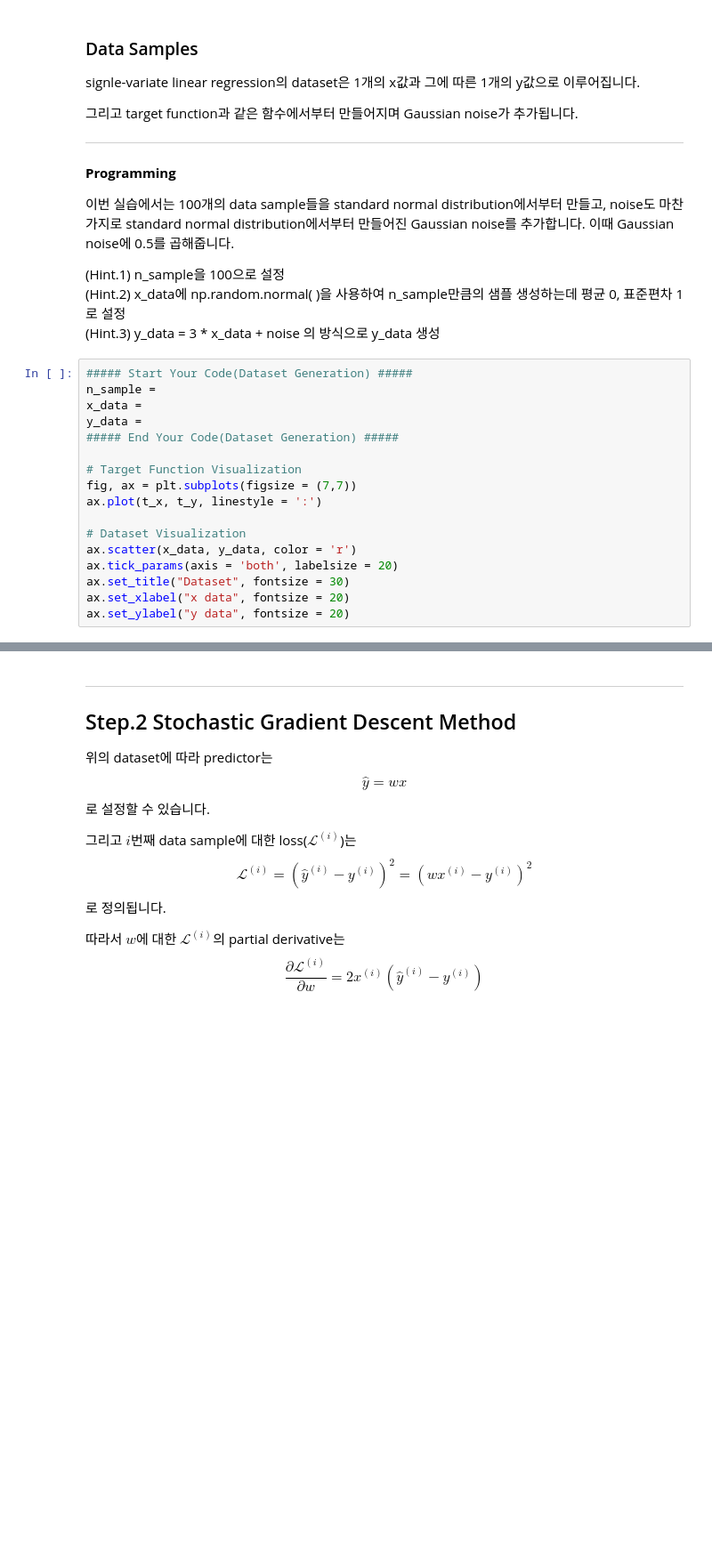
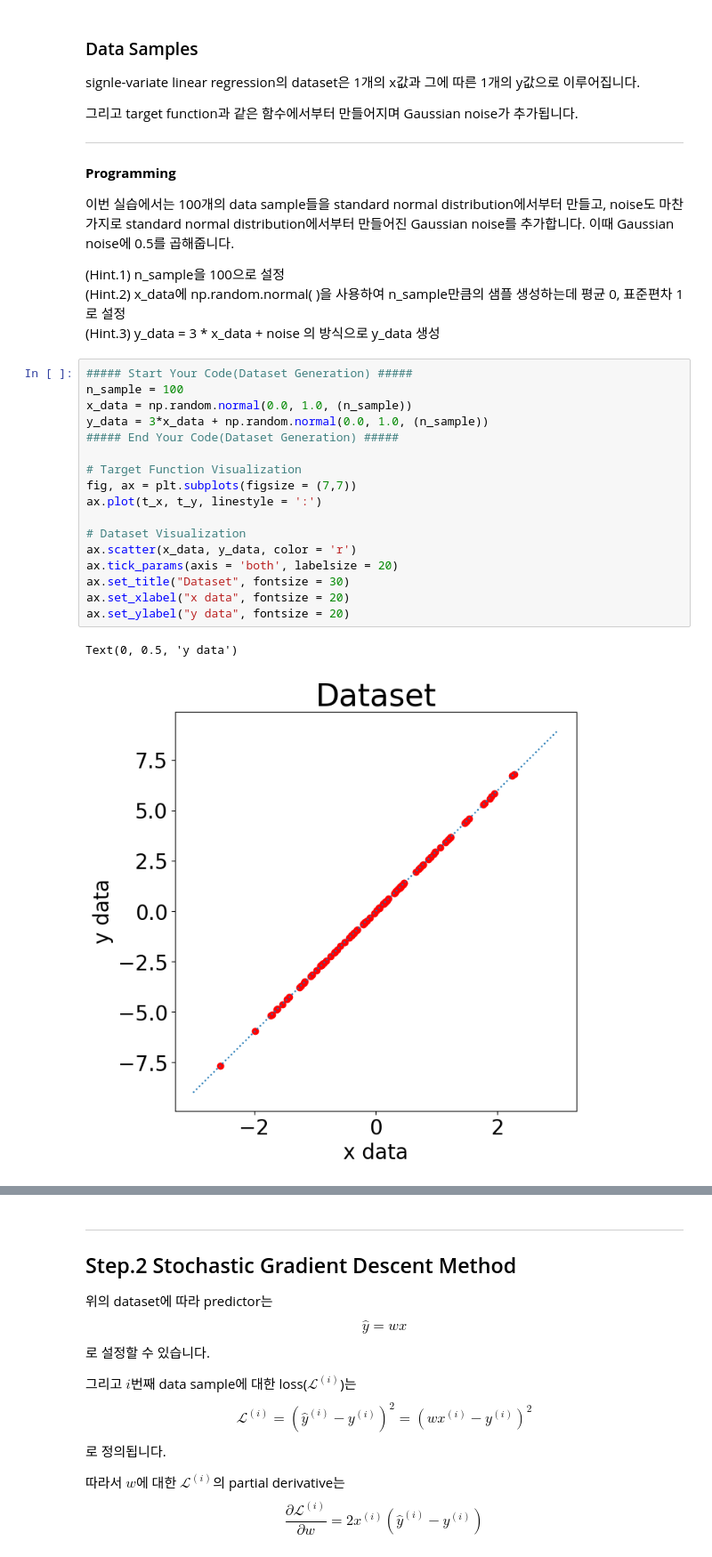
Before and after one commit to ilikecyberpunk/2-, a Jupyter notebook: 2학기/인공지능 기초/012/012_02_Gradient Descent Method.ipynb, the cells around one changed output, grey strips where cells are left out. Shown at 89% size. Saved outputs shown, nothing was run; the diff lists cells and outputs as text; blank space fills up the shorter version.

```diff
--- a/2학기/인공지능 기초/012/012_02_Gradient Descent Method.ipynb
+++ b/2학기/인공지능 기초/012/012_02_Gradient Descent Method.ipynb
@@ -69,21 +76,24 @@ signle-variate linear regression의 dataset은 1개의 x값과 그에 따른 1
 (Hint.3) y_data = 3 * x_data + noise 의 방식으로 y_data 생성
 # %%
 ##### Start Your Code(Dataset Generation) #####
-n_sample =
-x_data =
-y_data =
+n_sample = 100
+x_data = np.random.normal(0.0, 1.0, (n_sample))
+y_data = 3*x_data + np.random.normal(0.0, 1.0, (n_sample))
 ##### End Your Code(Dataset Generation) #####
 
 # Target Function Visualization
 fig, ax = plt.subplots(figsize = (7,7))
 ax.plot(t_x, t_y, linestyle = ':')
 
 # Dataset Visualization
 ax.scatter(x_data, y_data, color = 'r')
 ax.tick_params(axis = 'both', labelsize = 20)
 ax.set_title("Dataset", fontsize = 30)
 ax.set_xlabel("x data", fontsize = 20)
 ax.set_ylabel("y data", fontsize = 20)
+# %% [output]
+Text(0, 0.5, 'y data')
+[figure, added]
 # %% [markdown]
 **Expected Output**
 <img src="./imgs/3_01_02.png" width = 400>
```
Also changed, not shown: parts of 2 cells of this notebook, 4 other files.
